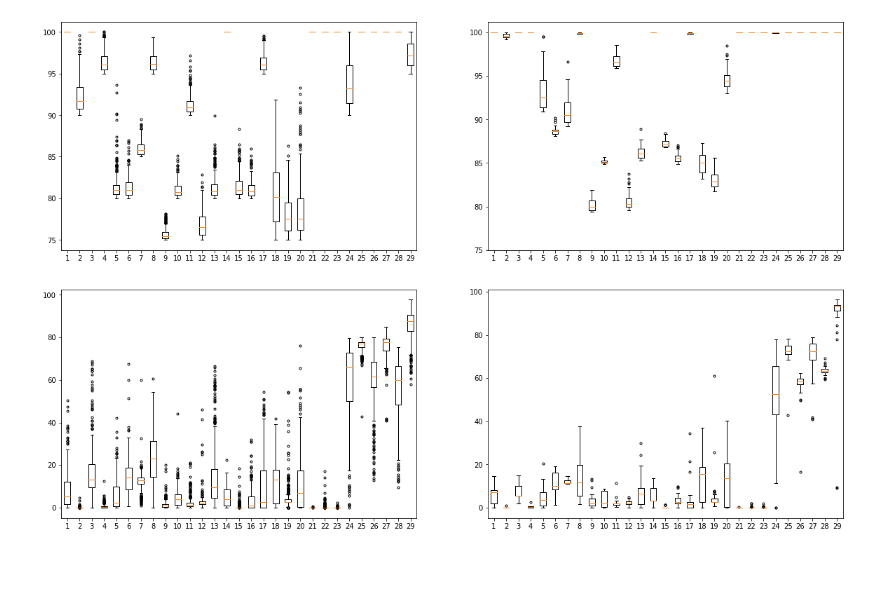
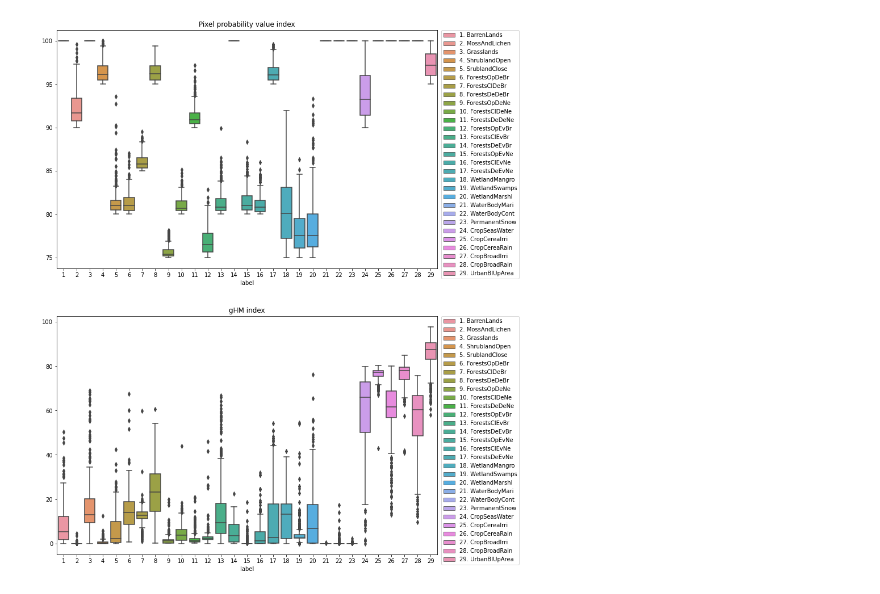
Before and after one commit to Franblueee/MINDAT_AVAN, a Jupyter notebook: santi/code/other/analisis.ipynb, the cells around one changed output. Cells and saved outputs as stored; diff of their text form; code cells hidden in the pictures; blank space fills up the shorter version.

Commit message:
updated boxplots in analysis

```diff
--- a/santi/code/other/analisis.ipynb
+++ b/santi/code/other/analisis.ipynb
@@ -86,20 +35,15 @@ test_data = np.array(test_data)
-# %%
-prob_data = [prob[str(lab)] for lab in classes]
-prob_test_data = [test_prob[str(lab)] for lab in classes]
-fig, ax = plt.subplots(1,2,figsize=(20,6))
-ax[0].boxplot(prob_data, sym='.')
-ax[0].title.set_text('')
-ax[1].boxplot(prob_test_data, sym='.')
-ax[1].set_ylim([75, 101.2]) #hay un outlier con un prob muy bajo en la clase 29 de test
-plt.show()
-# %% [output]
-[figure, removed]
-# %%
-ghm_data = [ghm[str(lab)] for lab in classes]
-ghm_test_data = [test_ghm[str(lab)] for lab in classes]
-fig, ax = plt.subplots(1,2,figsize=(20,6))
-ax[0].boxplot(ghm_data, sym='.')
-ax[1].boxplot(ghm_test_data, sym='.')
-plt.show()
-# %% [output]
-[figure, removed]
+# %%
+train = pd.DataFrame({'prob index': prob, 'ghm index': ghm, 'label': labels, 'class': labelnames}).sort_values('label')
+
+fig, ax = plt.subplots(2,1,figsize=(12,17))
+im = sns.boxplot(ax=ax[0], x='label', y='prob index', hue='class', data=train, dodge=False)
+ax[0].set_ylabel('')
+ax[0].title.set_text('Pixel probability value index')
+ax[0].legend(bbox_to_anchor=(1.01, 1), loc=2, borderaxespad=0.)
+im = sns.boxplot(ax=ax[1], x='label', y='ghm index', hue='class', data=train, dodge=False)
+ax[1].set_ylabel('')
+ax[1].title.set_text('gHM index')
+ax[1].legend(bbox_to_anchor=(1.01, 1), loc=2, borderaxespad=0.)
+plt.show()
+# %% [output]
+[figure, added]
```
Also changed, not shown: parts of 4 cells of this notebook.
